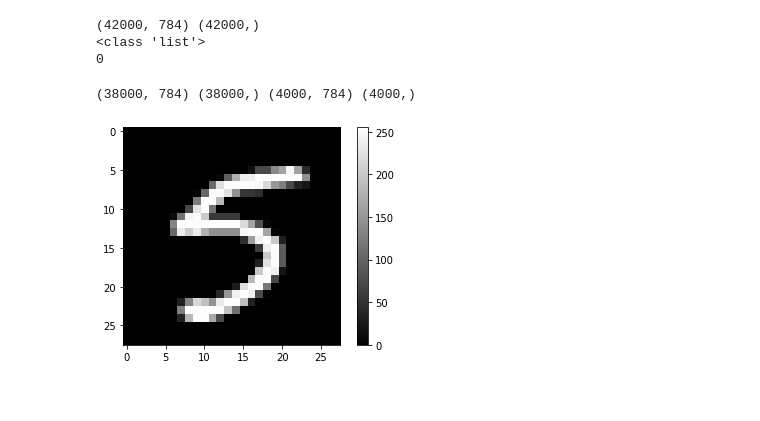
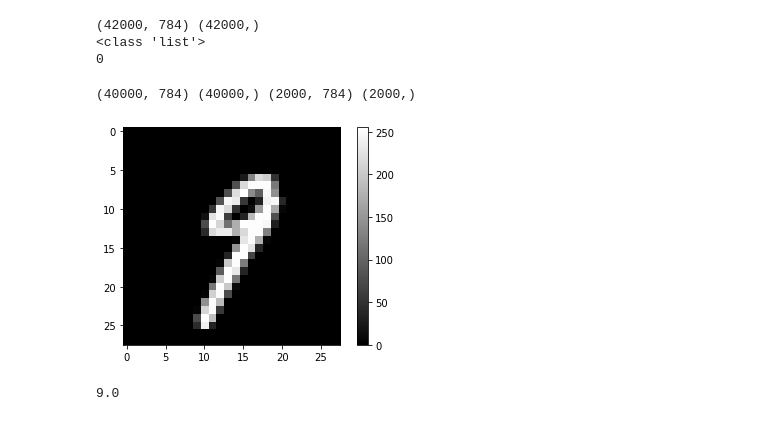
Before and after one commit to Anlu-Chen/Digit_recognizer, a Jupyter notebook: Digit_recognizer.ipynb, the cells around one changed output. Cells and saved outputs as stored; diff of their text form; code cells hidden in the pictures.

```diff
--- a/Digit_recognizer.ipynb
+++ b/Digit_recognizer.ipynb
@@ -34,18 +34,20 @@ numeros_random = np.array(numeros) #pasar la lista a vector
 <class 'list'>
 0
 # %%
-train_data= data_images[numeros_random[0:38000],:]
-train_number= data_number[numeros_random[0:38000]]
-test_data= data_images[numeros_random[38000:42000],:]
-test_number=data_number[numeros_random[38000:42000]]
+train_data= data_images[numeros_random[0:40000],:]
+train_number= data_number[numeros_random[0:40000]]
+test_data= data_images[numeros_random[40000:42000],:]
+test_number=data_number[numeros_random[40000:42000]]
 print(train_data.shape,
       train_number.shape,
       test_data.shape,
       test_number.shape)
-example = np.reshape(train_data,(38000,28,28))
+example = np.reshape(train_data,(40000,28,28))
 plt.imshow(np.asarray(example[12]),cmap='gray')
 plt.colorbar()
 plt.show()
+print(train_number[12])
 # %% [output]
-(38000, 784) (38000,) (4000, 784) (4000,)
+(40000, 784) (40000,) (2000, 784) (2000,)
-[figure, old version]
+[figure, new version]
+9.0
```
Also changed, not shown: parts of 8 cells of this notebook.
